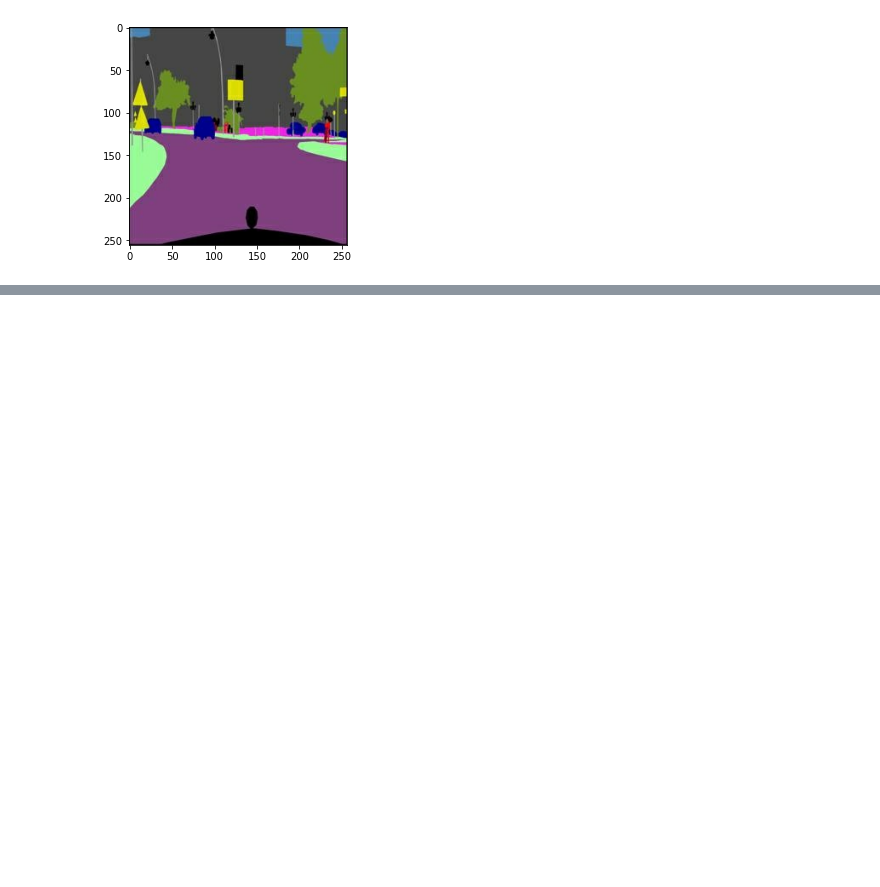
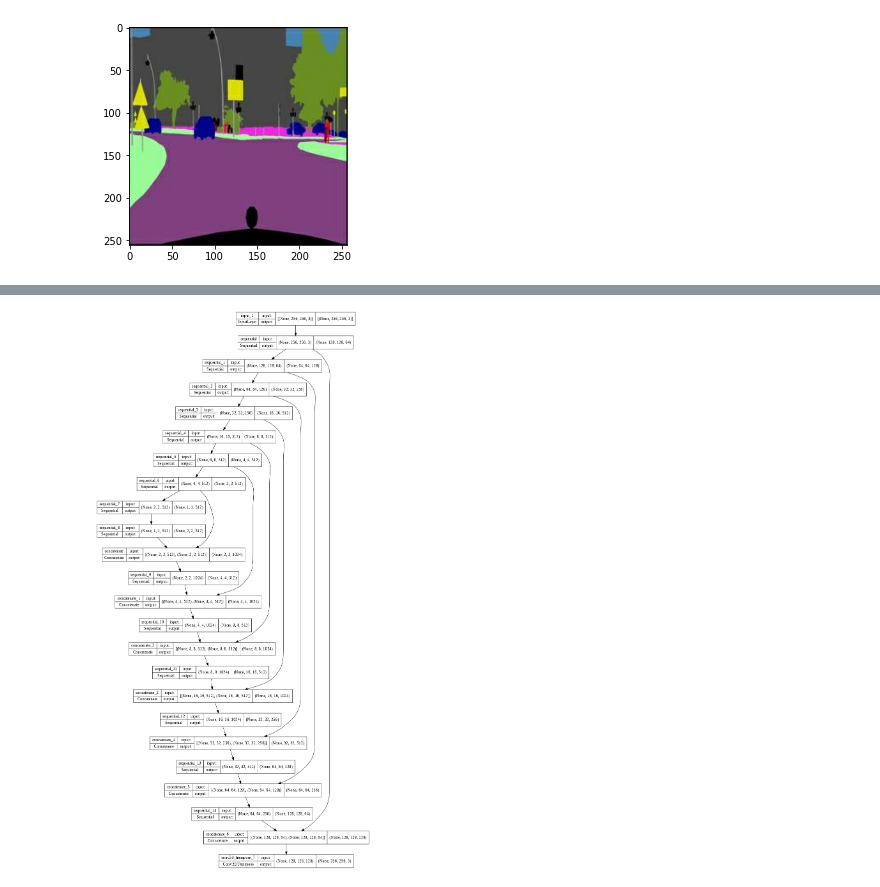
Before and after one commit to AdamClarkStandke/GAN_Models, a Jupyter notebook: Pix2pix.ipynb, the cells around one changed output, grey strips where cells are left out. Saved outputs shown, nothing was run; the diff lists cells and outputs as text; code cells hidden in the pictures; blank space fills up the shorter version.

```diff
--- a/Pix2pix.ipynb
+++ b/Pix2pix.ipynb
@@ -178,0 +247,6 @@ def upsample(filters, size, apply_dropout=False):
+# %%
+# U-Net Architecture illustrating encoder-decoder with skip connections
+generator = Generator()
+tf.keras.utils.plot_model(generator, show_shapes=True, dpi=64)
+# %% [output]
+[figure, added]
```
Also changed, not shown: parts of 12 cells of this notebook.
